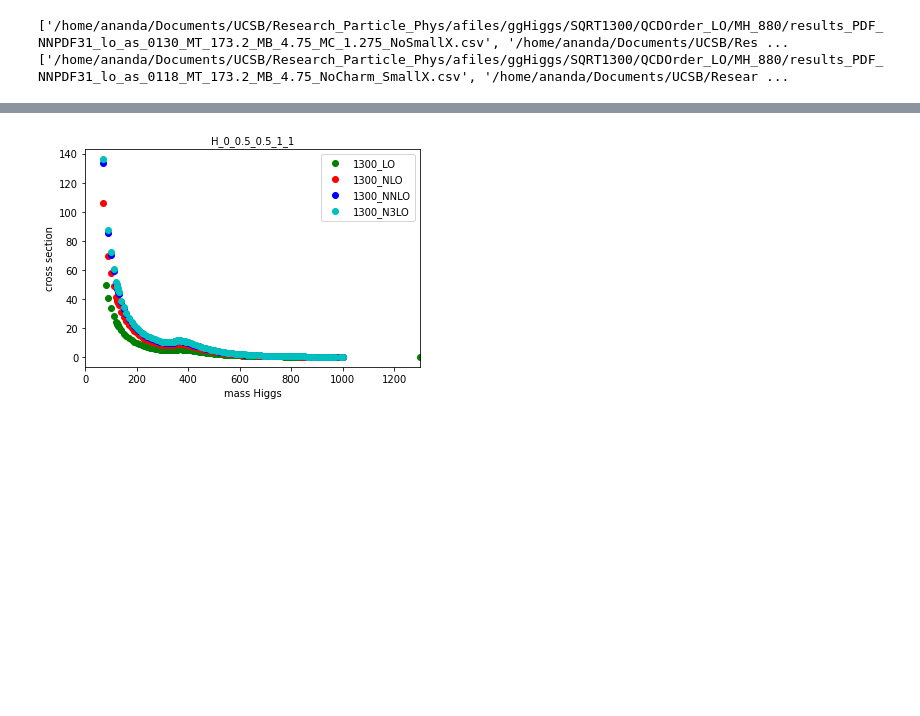
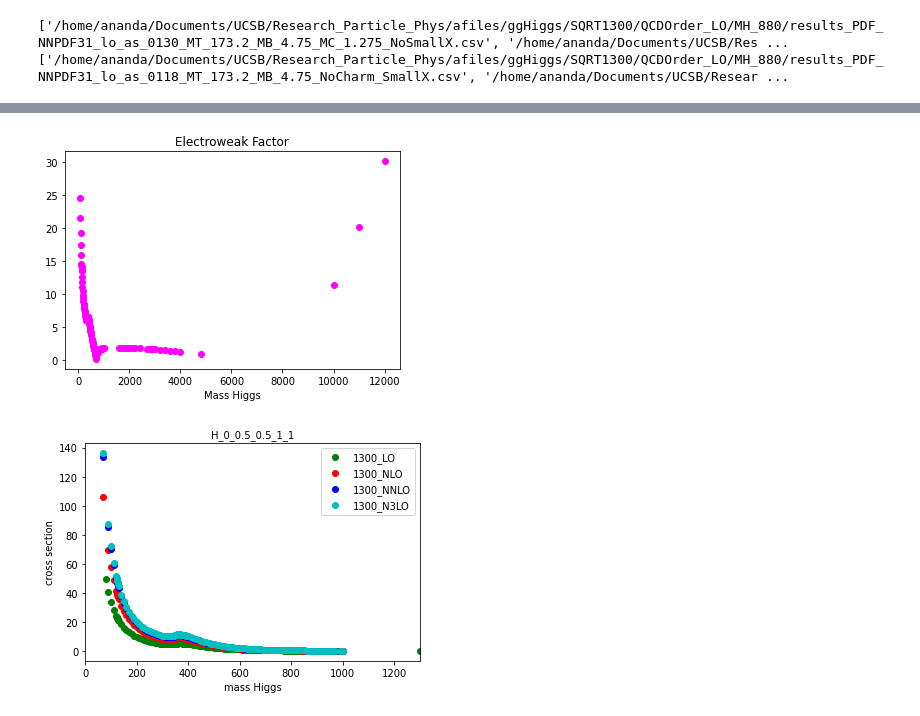
Before and after one commit to anandaguha/HiggsAnalysis, a Jupyter notebook: ReadCSV.ipynb, the cells around one changed output, grey strips where cells are left out. Drawn from its saved outputs; the diff is of its cells as text; code cells hidden in the pictures; blank space fills up the shorter version.

```diff
--- a/ReadCSV.ipynb
+++ b/ReadCSV.ipynb
@@ -142,0 +257,39 @@ def giveY(fName):
+# %%
+# KewFromLO,KewFromNLO,KewFromNNLO = getN3LOProp(10)
+
+numpyArrayNLO = numpy.array(N3LOFromNLO)
+
+transposedNLO = numpyArrayNLO.T
+
+xKewNLO,yKewNLO = transposedNLO
+
+# N3LOFromLO,N3LOFromNLO,N3LOFromNNLO = getN3LOProp(0)
+
+numpyArrayLO = numpy.array(N3LOFromLO)
+numpyArrayNLO = numpy.array(N3LOFromNLO)
+numpyArrayNNLO = numpy.array(N3LOFromNNLO)
+
+transposedLO = numpyArrayLO.T
+transposedNLO = numpyArrayNLO.T
+transposedNNLO = numpyArrayNNLO.T
+
+xLO,yLO = transposedLO
+xNLO,yNLO = transposedNLO
+xNNLO,yNNLO = transposedNNLO
+
+
+
+for idxLO, mass in enumerate(xLO):
+    if mass in xNLO and mass in xNNLO and mass in xKewNLO:
+        idxNLO = numpy.where(xNLO == mass)
+        idxNNLO = numpy.where(xNNLO == mass)
+        idxKew = numpy.where(xKewNLO == mass)
+        denom = (yNLO[idxNLO]/yLO[idxLO])-1
+        plt.plot(mass,2*pow(abs(yKewNLO[idxKew]-1)*abs(denom-1),1/2)[0], 'ro',color = "magenta")
+
+plt.title("Electroweak Factor")
+plt.xlabel("Mass Higgs")
+# plt.xlim(1,1000)
+plt.show()
+# %% [output]
+[figure, added]
```
Also changed, not shown: parts of 18 cells of this notebook.
